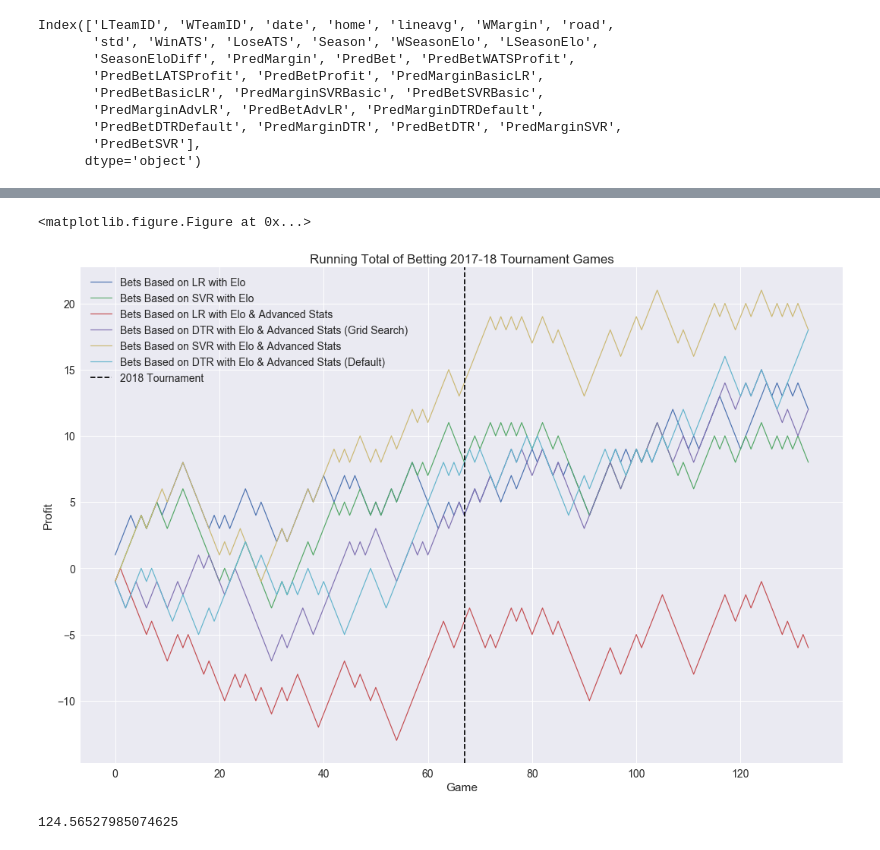
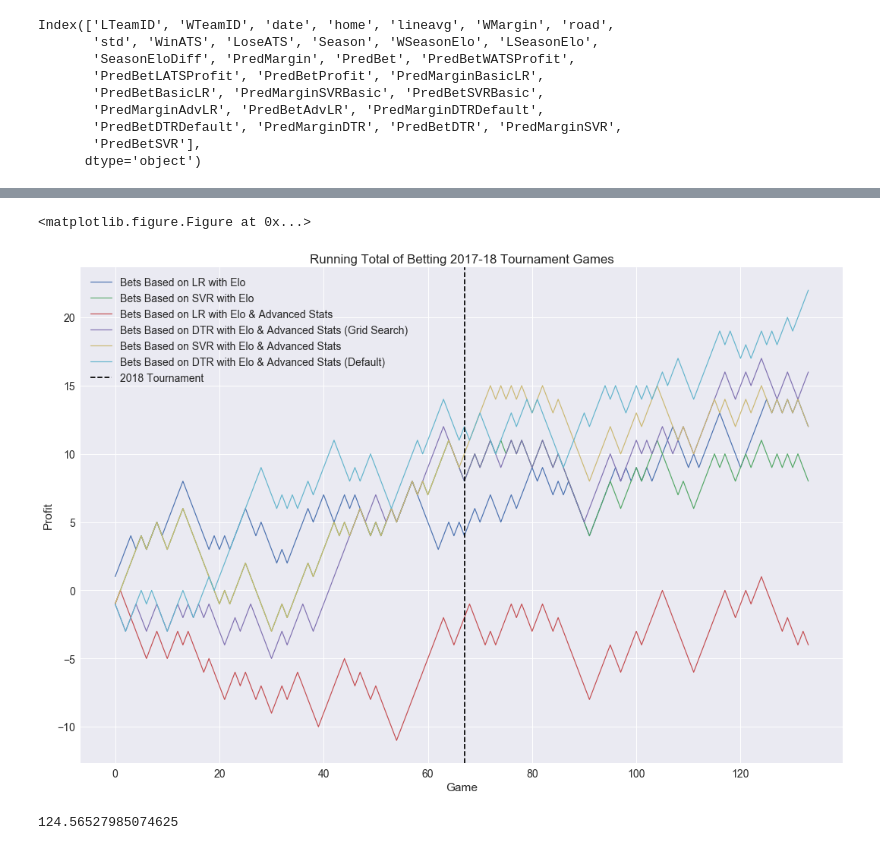
Before and after one commit to victoreram/Springboard-Data-Science, a Jupyter notebook: NCAABBPrediction/MLAdvancedStats.ipynb, the cells around one changed output, grey strips where cells are left out. Saved outputs shown, nothing was run; the diff lists cells and outputs as text; code cells hidden in the pictures.

```diff
--- a/NCAABBPrediction/MLAdvancedStats.ipynb
+++ b/NCAABBPrediction/MLAdvancedStats.ipynb
@@ -1031,7 +1031,7 @@ feature importances:
 # %% [markdown]
 #### Linear SVR
 # %%
-svr = LinearSVR(fit_intercept=False)
+svr = LinearSVR(random_state=42018, fit_intercept=False)
 C_s =  np.logspace(start=-2, stop=2, num=5)
 
 parameters = {'C':C_s}
@@ -1056,4 +1056,5 @@ print("Train R^2: {}\nTest R^2: {}".format(svr.score(X_train, y_train), svr.scor
 odds_tourney_raw = simulate_betting(odds_tourney_raw, y_pred, 'SVR')
 
 sns.jointplot(data=odds_tourney_raw, x='PredMarginSVR', y='WMargin', kind='reg', size=9)
+plt.savefig(cwd+"\\Documents\\preds_svr_adv.png")
 # %% [output]
@@ -1106,9 +1106,9 @@ Test R^2: -0.33053910636007067
 # %% [markdown]
 #### Decision Tree with Grid Search
 # %%
-parameters = {'min_samples_split':np.arange(2,10),
-              'min_samples_leaf':np.arange(0.01,0.08,0.01),
-             'max_depth':np.arange(2,5)}
+parameters = {'min_samples_split':np.arange(2,6),
+              'min_samples_leaf':np.arange(1,6),
+             'max_depth':np.arange(2,6)}
 dtr = DecisionTreeRegressor(random_state=42018)
 reg = GridSearchCV(dtr,
                   parameters,
@@ -1271,7 +1282,7 @@ LR Feature Importances:
 # %% [markdown]
 #### LSVR with Advanced Stats
 # %%
-svr = LinearSVR(fit_intercept=False)
+svr = LinearSVR(random_state=42018, fit_intercept=False)
 C_s =  np.logspace(start=-2, stop=2, num=5)
 
 parameters = {'C':C_s}
@@ -1336,9 +1347,9 @@ DTR Feature Importances:
 # %% [markdown]
 #### DTR with Advanced Stats and Grid Searching
 # %%
-parameters = {'min_samples_split':np.arange(2,10),
-              'min_samples_leaf':np.arange(0.01,0.08,0.01),
-             'max_depth':np.arange(2,5)}
+parameters = {'min_samples_split':np.arange(2,6),
+              'min_samples_leaf':np.arange(1,6),
+             'max_depth':np.arange(2,6)}
 dtr = DecisionTreeRegressor(random_state=42018)
 reg = GridSearchCV(dtr,
                   parameters,
@@ -1354,4 +1365,5 @@ model_name = 'DTRAlt'
 mses[model_name] = mse
 #print("DTR MSE: ", mse)
 sns.jointplot(data=odds_tourney_alt, x='PredMarginDTR', y='WMargin', kind='reg', size=9)
+plt.savefig(cwd+"\\Documents\\preds_dtr.png")
 # %% [output]
@@ -1625,44 +1641,44 @@ mses
 # %%
 odds_tourney_best = odds_tourney.copy()
-odds_tourney_best['PredMarginAdvLR'] = odds_tourney_raw['PredMarginAdvLR']
-odds_tourney_best['PredBetAdvLR'] = odds_tourney_raw['PredBetAdvLR']
+odds_tourney_best['PredMarginAdvLR'] = odds_tourney_alt['PredMarginAdvLR']
+odds_tourney_best['PredBetAdvLR'] = odds_tourney_alt['PredBetAdvLR']
 odds_tourney_best['PredMarginSVR'] = odds_tourney_raw['PredMarginSVR']
 odds_tourney_best['PredBetSVR'] = odds_tourney_raw['PredBetSVR']
 odds_tourney_best['PredMarginDTR'] = odds_tourney_raw['PredMarginDTR']
 odds_tourney_best['PredBetDTR'] = odds_tourney_raw['PredBetDTR']
-odds_tourney_best['PredMarginDTRDefault'] = odds_tourney_raw['PredMarginDTRDefault']
-odds_tourney_best['PredBetDTRDefault'] = odds_tourney_raw['PredBetDTRDefault']
+odds_tourney_best['PredMarginDTRDefault'] = odds_tourney_alt['PredMarginDTRDefault']
+odds_tourney_best['PredBetDTRDefault'] = odds_tourney_alt['PredBetDTRDefault']
 
 sns.set(font_scale=1.4)
 plt.figure(figsize=(18,12))
 sns.set(font_scale=1.4)
 plt.figure(figsize=(18,12))
 plot_betting_strategy(odds_tourney_best[:134], x=np.arange(0,134),
                       y_preds=[
 #                               'WinATS',
 #                               'LoseATS',
                                'PredBet',
                                'PredBetSVRBasic',
                                'PredBetAdvLR',
                                'PredBetDTR',
                                'PredBetSVR',
                                'PredBetDTRDefault'],
                       labels=[
 #                              'Win ATS',
 #                              'Lose ATS',
                               'LR with Elo',
                               'SVR with Elo',
                               'LR with Elo & Advanced Stats',
                               'DTR with Elo & Advanced Stats (Grid Search)',
                               'SVR with Elo & Advanced Stats',
                               'DTR with Elo & Advanced Stats (Default)',
                              ],
                      linewidth=1.20,
                      alpha=1.0)
 plt.savefig(cwd+"\\Documents\\bets_all.png")
 # %% [output]
 <matplotlib.figure.Figure at 0x...>
-[figure, old version]
+[figure, new version]
 # %%
 mean_squared_error(odds_tourney.lineavg, odds_tourney.WMargin)
 # %% [output]
```
Also changed, not shown: parts of 30 cells of this notebook, 2 other files.
